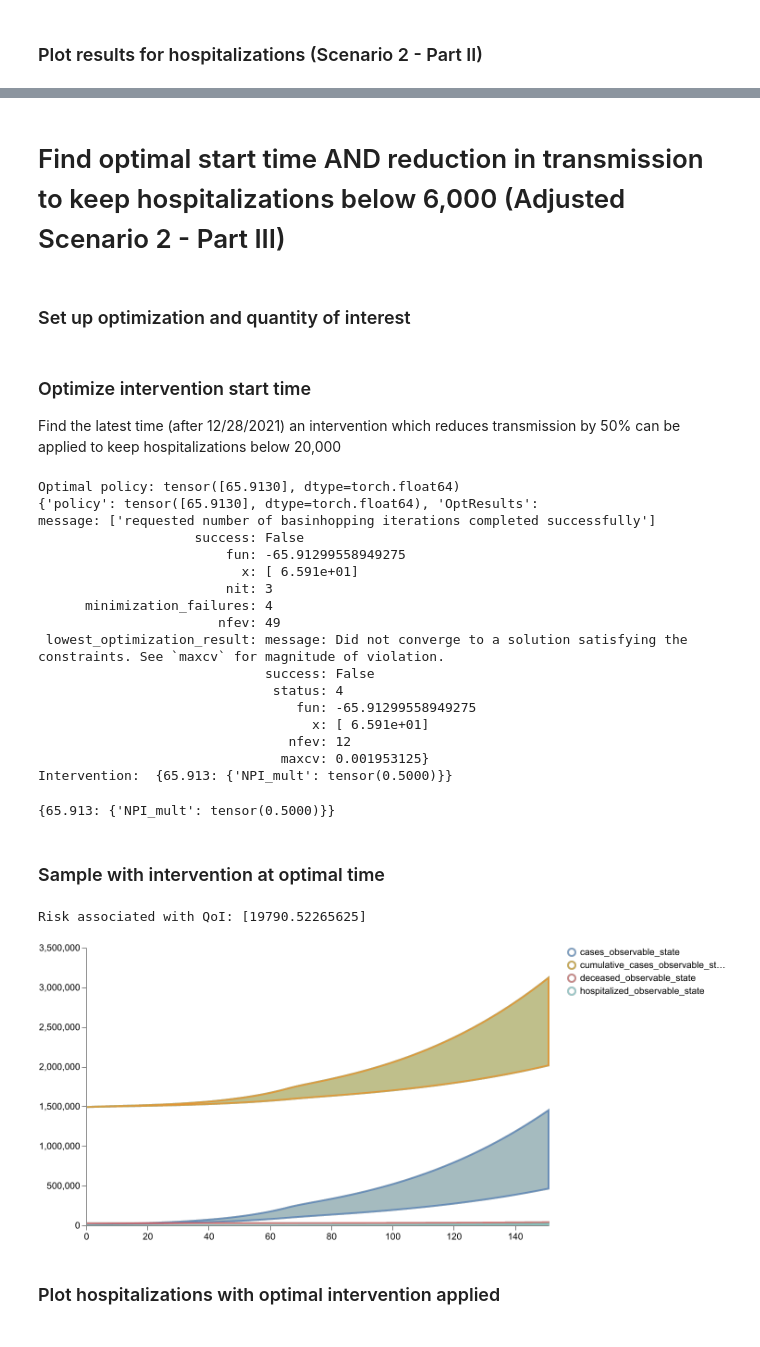
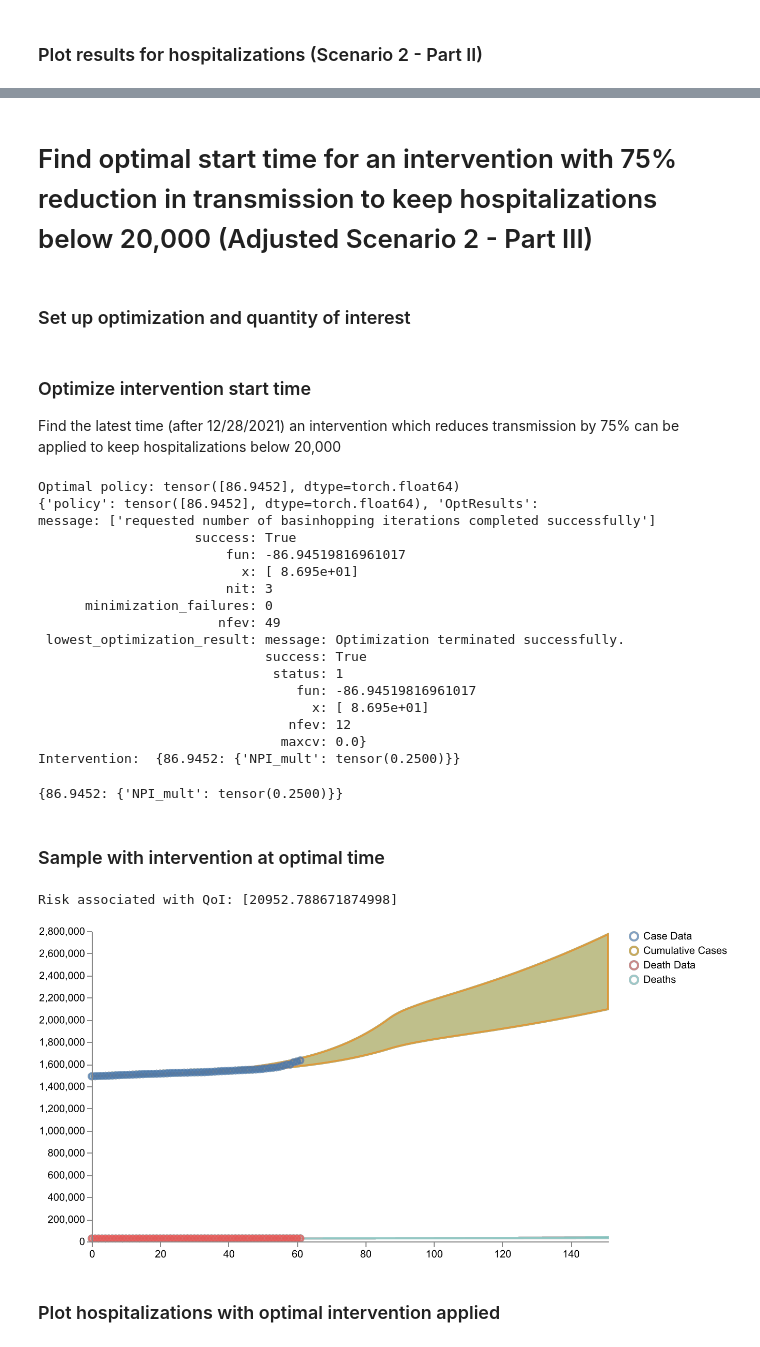
Before and after one commit to DARPA-ASKEM/program-milestones, a Jupyter notebook: Monthly_Scenarios_CIEMSS/July_2024_Scenario/July_2024_Scenario_Optimization.ipynb, the cells around one changed output, grey strips where cells are left out. Saved outputs shown, nothing was run; the diff lists cells and outputs as text; code cells hidden in the pictures.

Commit message:
finishing optimization

```diff
--- a/Monthly_Scenarios_CIEMSS/July_2024_Scenario/July_2024_Scenario_Optimization.ipynb
+++ b/Monthly_Scenarios_CIEMSS/July_2024_Scenario/July_2024_Scenario_Optimization.ipynb
@@ -311,7 +52,7 @@ with open("SEIRHD_vacc_petrinet.json", 'w') as fh:
 # %%
 data_mapping = {"cases": "cumulative_cases", "deaths": "deceased"} # data is mapped to observables
 
-num_iterations = 250
+num_iterations = 500
 calibrated_results = pyciemss.calibrate(
     model,
     data,
@@ -385,5 +127,5 @@ plots.ipy_display(schema, dpi=150)
 # %% [markdown]
-# Find optimal start time AND reduction in transmission to keep hospitalizations below 6,000 (Adjusted Scenario 2 - Part III)
+# Find optimal start time for an intervention with 75% reduction in transmission to keep hospitalizations below 20,000 (Adjusted Scenario 2 - Part III)
 # %% [markdown]
 ### Set up optimization and quantity of interest
 # %%
@@ -403,14 +145,14 @@ def obs_max_qoi(samples: Dict[str, torch.Tensor], contexts: List) -> np.ndarray:
 # %% [markdown]
 ### Optimize intervention start time
 
-Find the latest time (after 12/28/2021) an intervention which reduces transmission by 50% can be applied to keep hospitalizations below 20,000
+Find the latest time (after 12/28/2021) an intervention which reduces transmission by 75% can be applied to keep hospitalizations below 20,000
 # %%
 # Define optimization problem setup
 observed_params = ["H_state"]
 intervened_params = ["NPI_mult"]
 initial_guess_interventions = 61.0
 bounds_interventions = [[61.0], [end_time]] # bounds within 12/28/2021 and end_time
-intervention_value = torch.tensor([0.5])
+intervention_value = torch.tensor([0.25])
 static_parameter_interventions = start_time_objective(
     param_name = intervened_params,
     param_value = intervention_value,
@@ -442,48 +184,65 @@ print(f'Optimal policy:', optimization_result["policy"])
 print(optimization_result)
 print("Intervention: ", static_parameter_interventions(optimization_result["policy"]))
 # %% [output]
-Optimal policy: tensor([65.9130], dtype=torch.float64)
-{'policy': tensor([65.9130], dtype=torch.float64), 'OptResults':                     message: ['requested number of basinhopping iterations completed successfully']
-                    success: False
-                        fun: -65.91299558949275
-                          x: [ 6.591e+01]
+Optimal policy: tensor([86.9452], dtype=torch.float64)
+{'policy': tensor([86.9452], dtype=torch.float64), 'OptResults':                     message: ['requested number of basinhopping iterations completed successfully']
+                    success: True
+                        fun: -86.94519816961017
+                          x: [ 8.695e+01]
                         nit: 3
-      minimization_failures: 4
+      minimization_failures: 0
                        nfev: 49
- lowest_optimization_result: message: Did not converge to a solution satisfying the constraints. See `maxcv` for magnitude of violation.
-                             success: False
-                              status: 4
-                                 fun: -65.91299558949275
-                                   x: [ 6.591e+01]
+ lowest_optimization_result: message: Optimization terminated successfully.
+                             success: True
+                              status: 1
+                                 fun: -86.94519816961017
+                                   x: [ 8.695e+01]
                                 nfev: 12
-                               maxcv: 0.001953125}
-Intervention:  {65.913: {'NPI_mult': tensor(0.5000)}}
+                               maxcv: 0.0}
+Intervention:  {86.9452: {'NPI_mult': tensor(0.2500)}}
 # %%
 static_parameter_interventions(optimization_result["policy"])
 # %% [output]
-{65.913: {'NPI_mult': tensor(0.5000)}}
+{86.9452: {'NPI_mult': tensor(0.2500)}}
 # %% [markdown]
 ### Sample with intervention at optimal time
 # %%
 opt_intervention_result = pyciemss.sample(
     model,
     end_time,
     logging_step_size,
     num_samples,
     start_time=start_time,
     inferred_parameters=parameter_estimates,
     static_parameter_interventions=static_parameter_interventions(optimization_result["policy"]),
 )
 
 # Check risk estimate used in constraints
 print("Risk associated with QoI:", opt_intervention_result["risk"][observed_params[0]]["risk"])
 
-# Plot results for observables
-schema = plots.trajectories(opt_intervention_result["data"], keep=".*observable_state", qlow=0.0, qhigh=1.0)
+# Plot the result
+nice_labels = {
+        "cumulative_cases_observable_state": "Cumulative Cases",
+        "deceased_observable_state": "Deaths",
+        }
+nice_data_names = {
+        "cases": "Case Data",
+        "deaths": "Death Data"
+        }
+data_df = pd.read_csv(data)
+data_df.rename(columns=nice_data_names, inplace=True)
+schema = plots.trajectories(
+    pd.DataFrame(opt_intervention_result["data"]),
+    keep=["cumulative_cases_observable_state", "deceased_observable_state"],
+    relabel=nice_labels,
+    points=data_df.drop(columns=['Timestamp']).reset_index(drop=True)
+)
+
+plots.save_schema(schema, "_schema.json")
 plots.ipy_display(schema, dpi=150)
 # %% [output]
-Risk associated with QoI: [19790.52265625]
+Risk associated with QoI: [20952.788671874998]
-[figure, old version]
+[figure, new version]
 # %% [markdown]
 ### Plot hospitalizations with optimal intervention applied
 # %%
```
Also changed, not shown: parts of 27 cells of this notebook, 4 other files.
